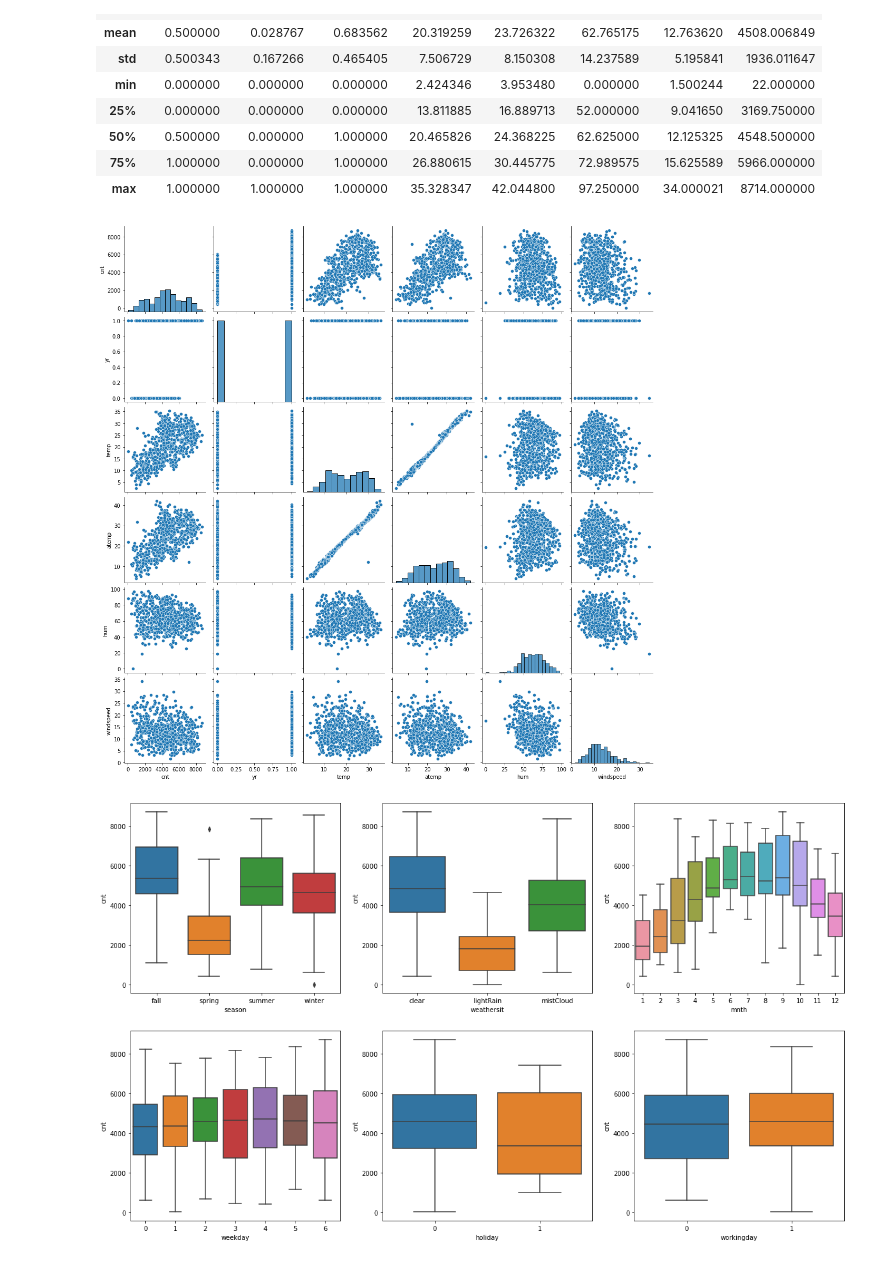
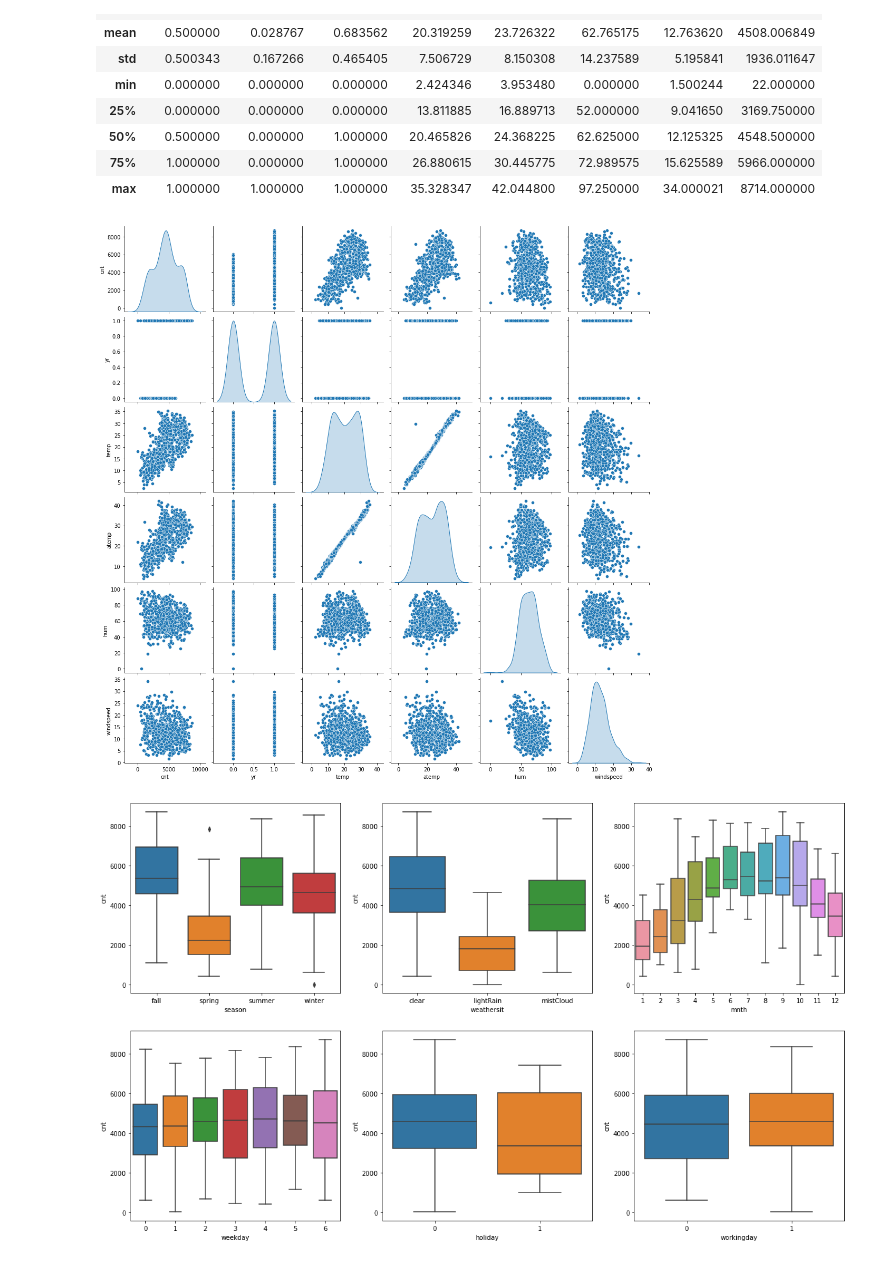
Before and after one commit to ravi2106shekhar/BikeSharingMLR, a Jupyter notebook: RAVI_SHEKHAR_Bike Sharing Assignment.ipynb, the cells around one changed output. Cells and saved outputs as stored; diff of their text form; code cells hidden in the pictures.

```diff
--- a/RAVI_SHEKHAR_Bike Sharing Assignment.ipynb
+++ b/RAVI_SHEKHAR_Bike Sharing Assignment.ipynb
@@ -130,10 +130,10 @@ import matplotlib.pyplot as plt
 import seaborn as sns
 # %%
 ## visualising numeric values
-sns.pairplot(bike_share_new[['cnt','yr','temp','atemp','hum','windspeed']])
+sns.pairplot(bike_share_new[['cnt','yr','temp','atemp','hum','windspeed']],diag_kind='kde')
 plt.show()
 # %% [output]
-[figure, old version]
+[figure, new version]
 # %%
 ## from above pair plot its clear there is linear relationship between cnt,temp and atemp
 # %%
```
